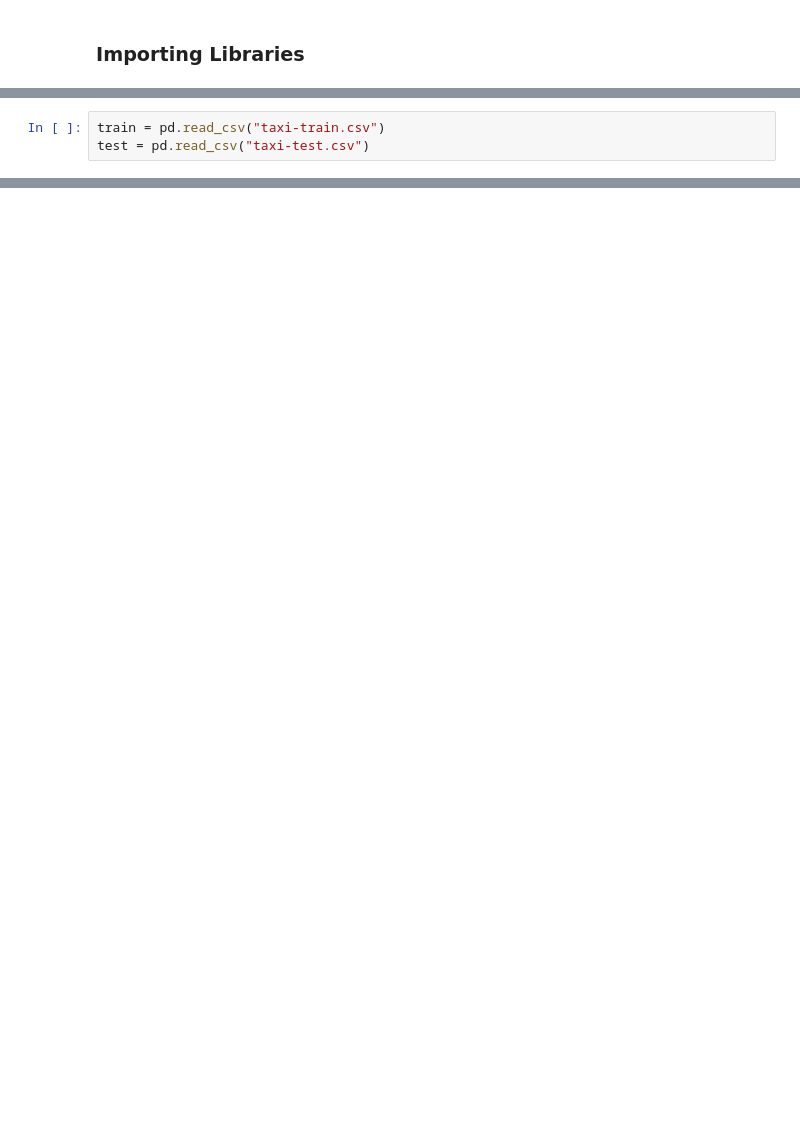
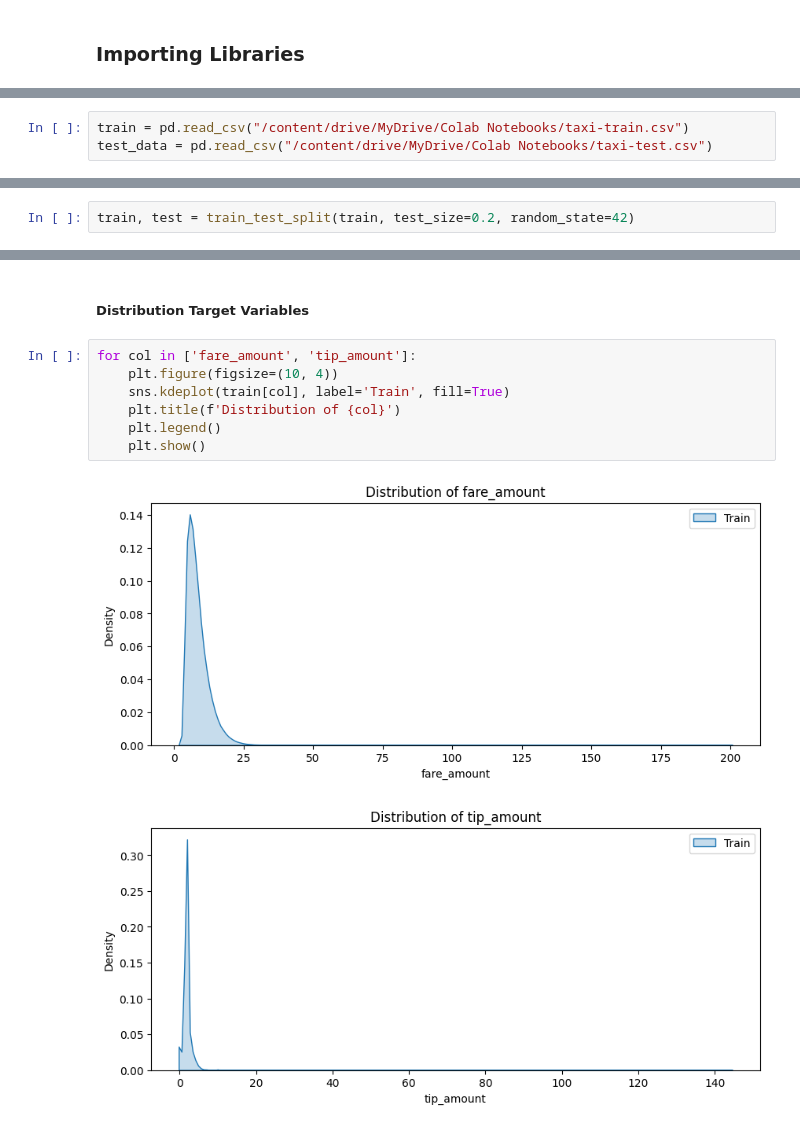
Before and after one commit to evangelineolivia/Assignment2_MachineLearning, a Jupyter notebook: NYTaxiPrediction.ipynb, the cells around one changed output, grey strips where cells are left out. Drawn from its saved outputs; the diff is of its cells as text; blank space fills up the shorter version.

```diff
--- a/NYTaxiPrediction.ipynb
+++ b/NYTaxiPrediction.ipynb
@@ -8,4 +28,4 @@ from sklearn.model_selection import train_test_split
 # %%
-train = pd.read_csv("taxi-train.csv")
-test = pd.read_csv("taxi-test.csv")
+train = pd.read_csv("/content/drive/MyDrive/Colab Notebooks/taxi-train.csv")
+test_data = pd.read_csv("/content/drive/MyDrive/Colab Notebooks/taxi-test.csv")
 # %%
@@ -19,0 +72,2 @@ train.head(5)
+# %%
+train, test = train_test_split(train, test_size=0.2, random_state=42)
@@ -19,0 +156,12 @@ train.head(5)
+# %% [markdown]
+##### Distribution Target Variables
+# %%
+for col in ['fare_amount', 'tip_amount']:
+    plt.figure(figsize=(10, 4))
+    sns.kdeplot(train[col], label='Train', fill=True)
+    plt.title(f'Distribution of {col}')
+    plt.legend()
+    plt.show()
+# %% [output]
+[figure, added]
+[figure, added]
```
Also changed, not shown: parts of 74 cells of this notebook.
